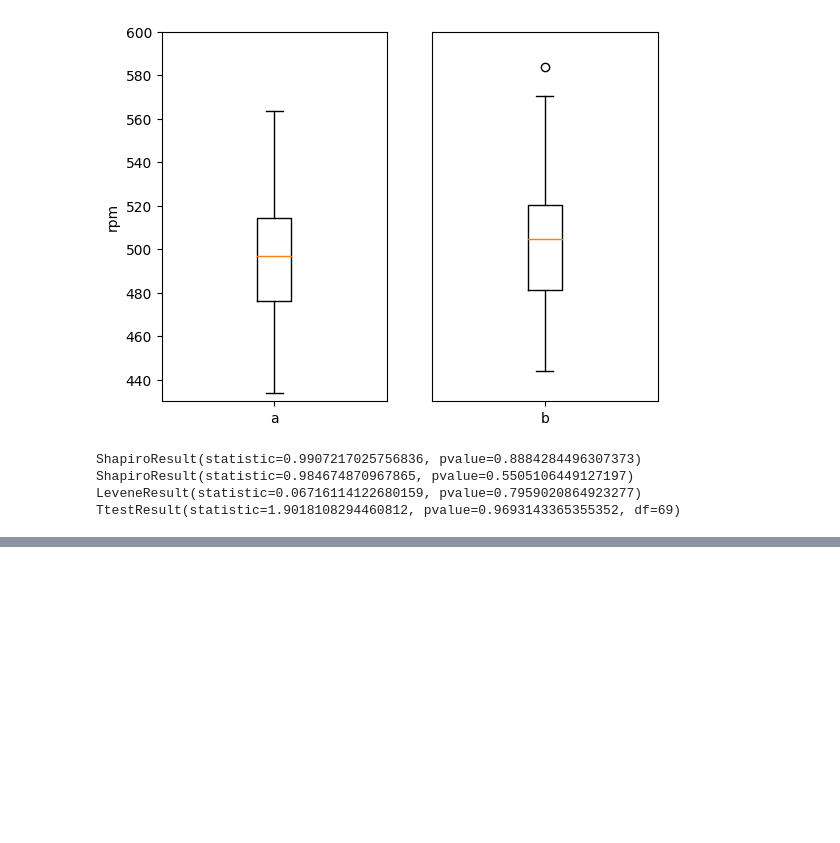
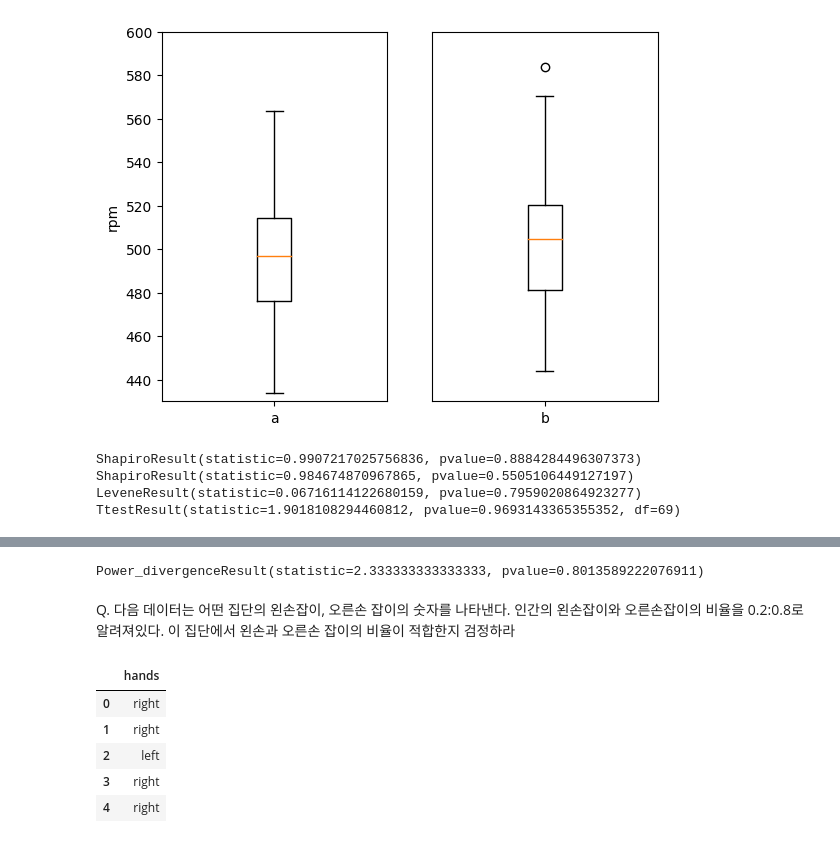
Before and after one commit to HyunJW/Pandas_practice, a Jupyter notebook: 빅분기실기연습/작업_3유형.ipynb, the cells around one changed output, grey strips where cells are left out. Saved outputs shown, nothing was run; the diff lists cells and outputs as text; code cells hidden in the pictures; blank space fills up the shorter version.

```diff
--- a/빅분기실기연습/작업_3유형.ipynb
+++ b/빅분기실기연습/작업_3유형.ipynb
@@ -607,0 +623,22 @@ TtestResult(statistic=1.9018108294460812, pvalue=0.9693143365355352, df=69)
+# %%
+from scipy.stats import chisquare
+df['expected'] = (df['counts'].sum() / 6).astype('int')
+print(chisquare(df.counts, df.expected))
+# 카이제곱 검정 결과 p-value은 0.05보다 크므로 귀무가설("각 주사위 눈금 발생비율은 동일하다")을 기각할 수 없다.
+# %% [output]
+Power_divergenceResult(statistic=2.333333333333333, pvalue=0.8013589222076911)
+# %% [markdown]
+Q. 다음 데이터는 어떤 집단의 왼손잡이, 오른손 잡이의 숫자를 나타낸다. 인간의 왼손잡이와 오른손잡이의 비율을 0.2:0.8로 알려져있다.
+이 집단에서 왼손과 오른손 잡이의 비율이 적합한지 검정하라
+# %%
+import pandas as pd
+import matplotlib.pyplot as plt
+df = pd.read_csv('https://raw.githubusercontent.com/Datamanim/datarepo/main/scipy/hands2.csv')
+df.head()
+# %% [output]
+|  | hands |
+| 0 | right |
+| 1 | right |
+| 2 | left |
+| 3 | right |
+| 4 | right |
```
Also changed, not shown: parts of 10 cells of this notebook.
